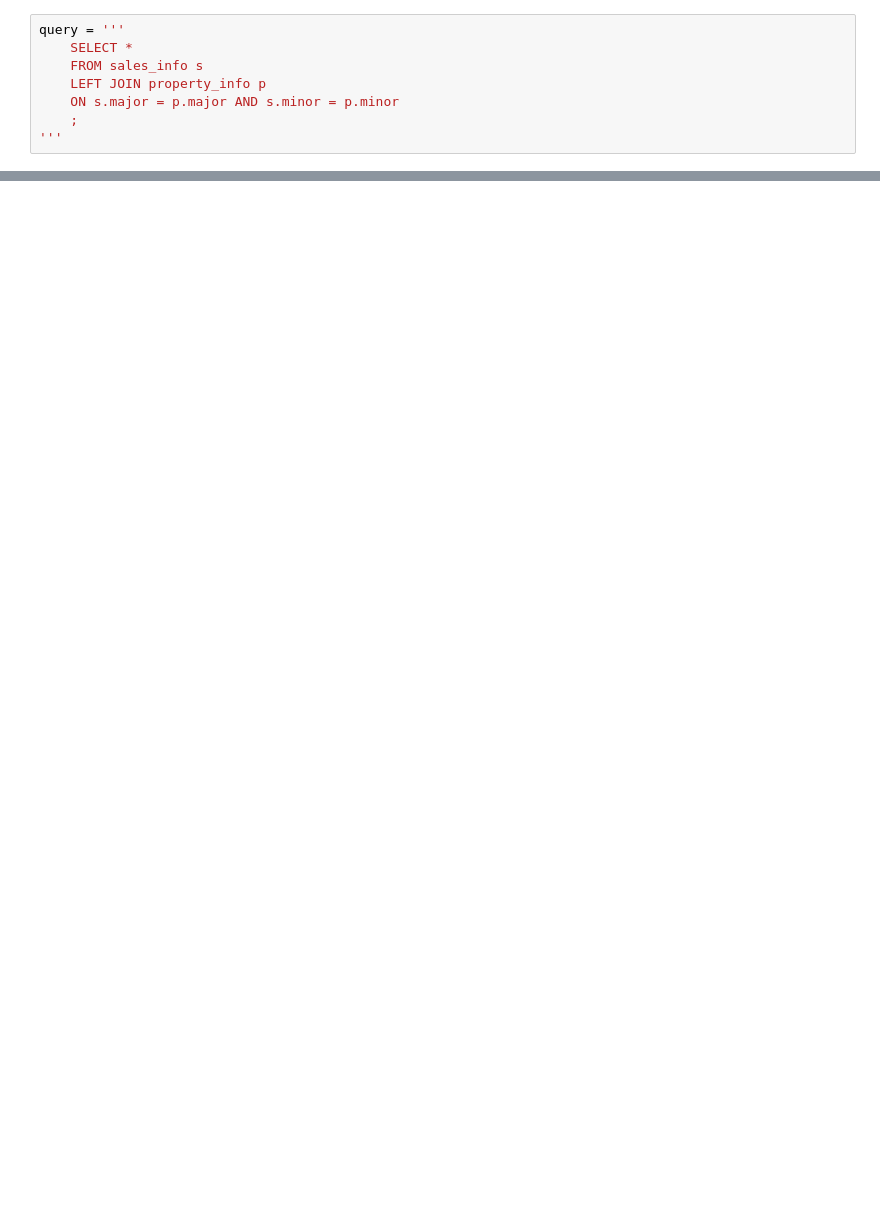
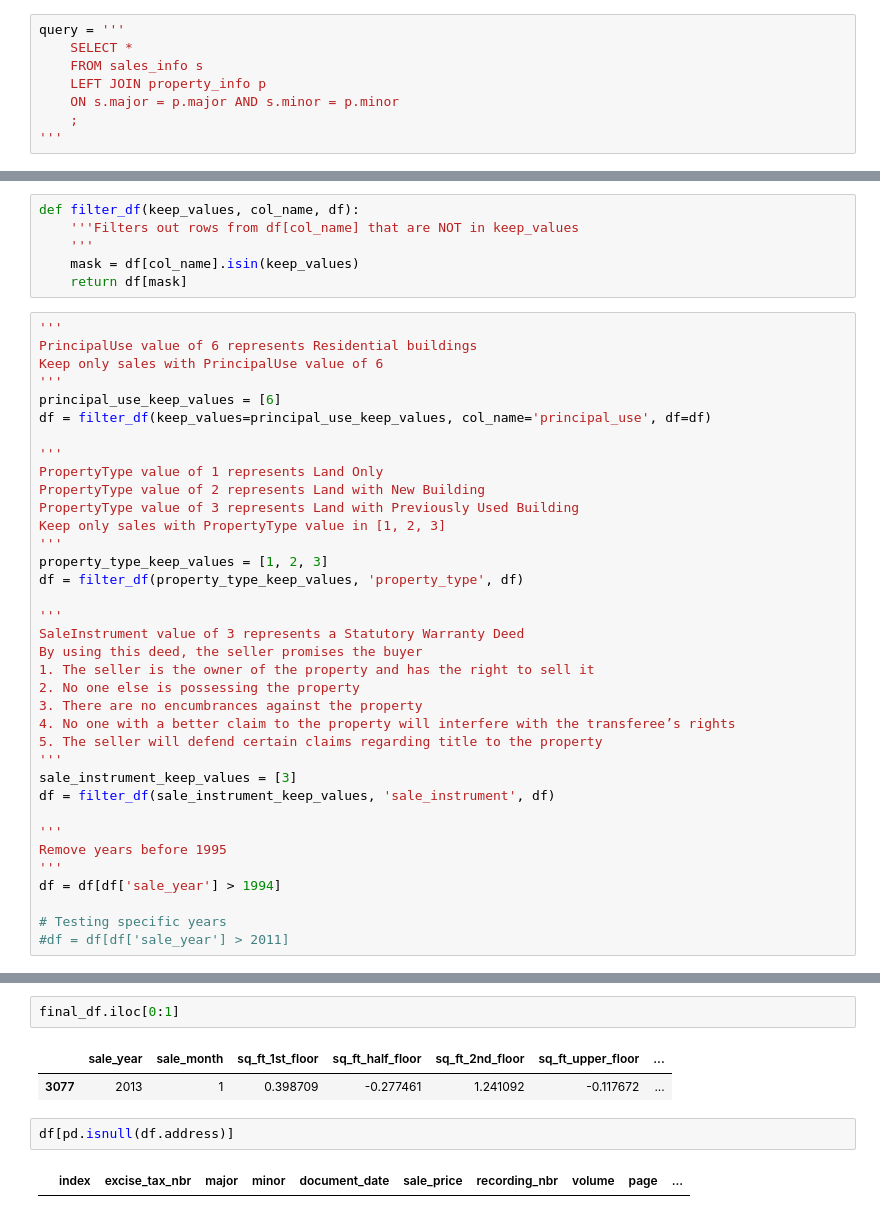
Before and after one commit to Myles1/housing_price_predictor, a Jupyter notebook: src/Model_creation_ec2.ipynb, the cells around one changed output, grey strips where cells are left out. Drawn from its saved outputs; the diff is of its cells as text; blank space fills up the shorter version.

```diff
--- a/src/Model_creation_ec2.ipynb
+++ b/src/Model_creation_ec2.ipynb
@@ -196,0 +107,42 @@ print(cross_val_score(model_cv_RF, X, y, cv=3).mean())
+# %%
+def filter_df(keep_values, col_name, df):
+    '''Filters out rows from df[col_name] that are NOT in keep_values
+    '''
+    mask = df[col_name].isin(keep_values)
+    return df[mask]
+# %%
+'''
+PrincipalUse value of 6 represents Residential buildings
+Keep only sales with PrincipalUse value of 6
+'''
+principal_use_keep_values = [6]
+df = filter_df(keep_values=principal_use_keep_values, col_name='principal_use', df=df)
+
+'''
+PropertyType value of 1 represents Land Only
+PropertyType value of 2 represents Land with New Building
+PropertyType value of 3 represents Land with Previously Used Building
+Keep only sales with PropertyType value in [1, 2, 3]
+'''
+property_type_keep_values = [1, 2, 3]
+df = filter_df(property_type_keep_values, 'property_type', df)
+
+'''
+SaleInstrument value of 3 represents a Statutory Warranty Deed
+By using this deed, the seller promises the buyer
+1. The seller is the owner of the property and has the right to sell it
+2. No one else is possessing the property
+3. There are no encumbrances against the property
+4. No one with a better claim to the property will interfere with the transferee’s rights
+5. The seller will defend certain claims regarding title to the property
+'''
+sale_instrument_keep_values = [3]
+df = filter_df(sale_instrument_keep_values, 'sale_instrument', df)
+
+'''
+Remove years before 1995
+'''
+df = df[df['sale_year'] > 1994]
+
+# Testing specific years
+#df = df[df['sale_year'] > 2011]
@@ -196,0 +364,9 @@ print(cross_val_score(model_cv_RF, X, y, cv=3).mean())
+# %%
+final_df.iloc[0:1]
+# %% [output]
+|  | sale_year | sale_month | sq_ft_1st_floor | sq_ft_half_floor | sq_ft_2nd_floor | sq_ft_upper_floor | ... |
+| 3077 | 2013 | 1 | 0.398709 | -0.277461 | 1.241092 | -0.117672 | ... |
+# %%
+df[pd.isnull(df.address)]
+# %% [output]
+|  | index | excise_tax_nbr | major | minor | document_date | sale_price | recording_nbr | volume | page | ... |
```
Also changed, not shown: parts of 67 cells of this notebook, 1 other file.
